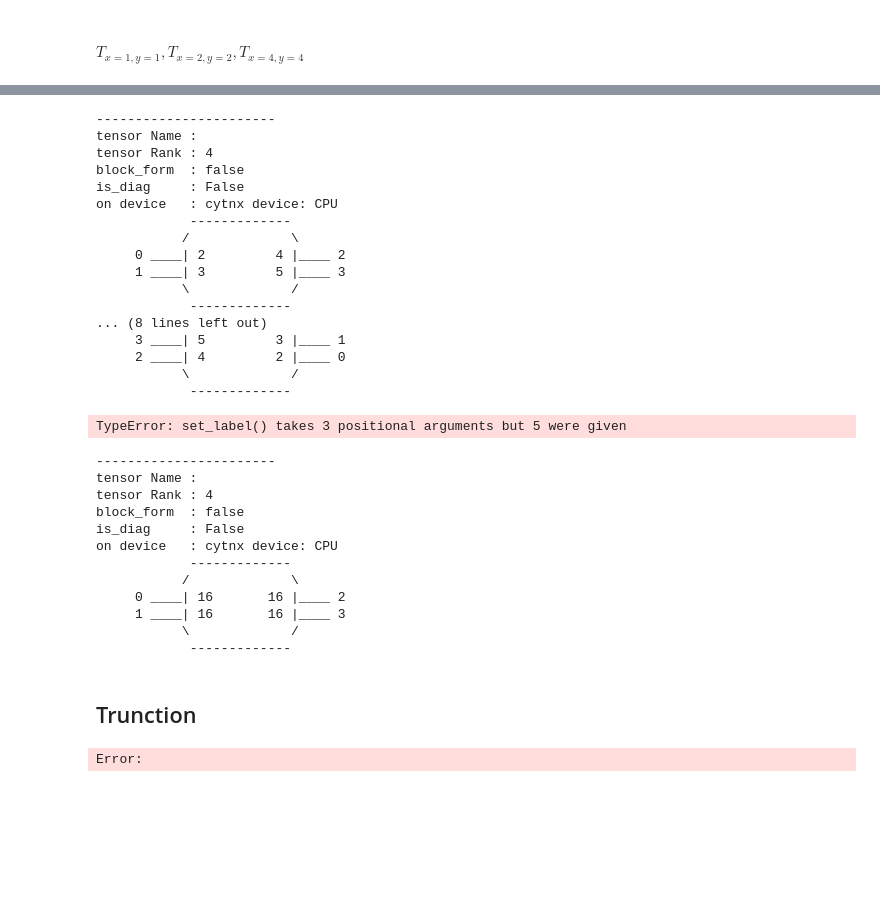
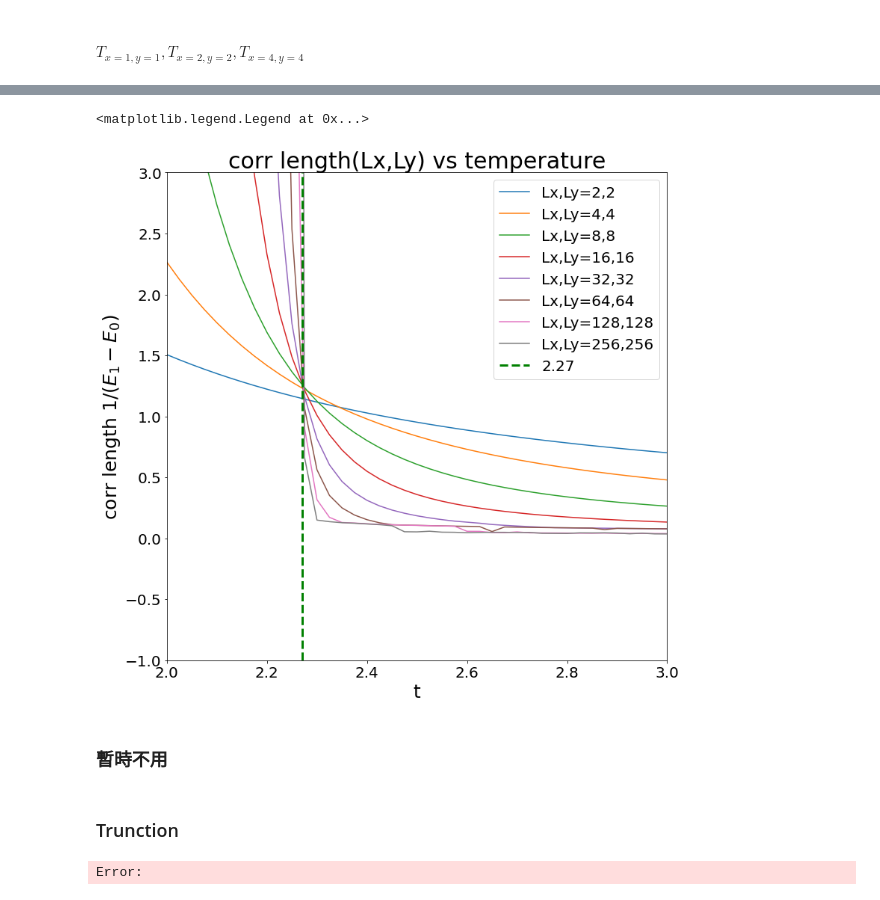
Before and after one commit to aronton/11020PHYS401200-Computational-Physics, a Jupyter notebook: 109022802_2Dising_report_PartD_mission_incomplete.ipynb, the cells around one changed output, grey strips where cells are left out. Cells and saved outputs as stored; diff of their text form; code cells hidden in the pictures; blank space fills up the shorter version.

```diff
--- a/109022802_2Dising_report_PartD_mission_incomplete.ipynb
+++ b/109022802_2Dising_report_PartD_mission_incomplete.ipynb
@@ -340,52 +533,30 @@ on device   : cytnx device: CPU
-# %%
-cyT = cy.from_numpy(np.ones([2,3,4,5]))
-cyU = cy.UniTensor(cyT,2)
-cyU.print_diagram()
-cyU.permute_([3,2,1,0])
-cyU.print_diagram()
-cyU.set_label(0,1,2,3)
-cyU.print_diagram()
-
-cyU.permute_([1,0,2,3])
-cyU.print_diagram()
-# cyU.permute_([3,2,1,0])
-# cyU.print_diagram()
-# %% [output]
------------------------
-tensor Name :
-tensor Rank : 4
-block_form  : false
-is_diag     : False
-on device   : cytnx device: CPU
-            -------------
-           /             \
-     0 ____| 2         4 |____ 2
-     1 ____| 3         5 |____ 3
-           \             /
-            -------------
-... (8 lines left out)
-     3 ____| 5         3 |____ 1
-     2 ____| 4         2 |____ 0
-           \             /
-            -------------
-TypeError: set_label() takes 3 positional arguments but 5 were given
-# %%
-TU.print_diagram()
-# %% [output]
------------------------
-tensor Name :
-tensor Rank : 4
-block_form  : false
-is_diag     : False
-on device   : cytnx device: CPU
-            -------------
-           /             \
-     0 ____| 16       16 |____ 2
-     1 ____| 16       16 |____ 3
-           \             /
-            -------------
+# %%
+plt.figure(figsize = (12,12))
+plt.title("corr length(Lx,Ly) vs temperature", fontsize = 30)
+
+for l in range(1,len(Lylist)):
+    plt.plot(t[:], corr_Square[l,:], label = "Lx,Ly=%d,%d" %(Lylist[l],Lylist[l]))
+# corr_Square2 = []
+# for i in range(len(corr_Square1)):
+#     corr_Square2.append(corr_Square1[i]/64)
+
+# plt.plot(t[:], corr_Square2[:], label = "Ly=8" %(Lylist[l]))
+
+plt.xlim(2,3)
+plt.axvline(x=2.27,c='green',ls='--',lw=3,label="2.27")
+plt.xticks(fontsize = 20 )
+plt.xlabel("t",fontsize = 25)
+plt.ylim(-1,3)
+plt.yticks(fontsize = 20 )
+plt.ylabel("corr length $1/(E_{1}-E_{0})$",fontsize = 25)
+plt.legend(fontsize = 20)
+# %% [output]
+<matplotlib.legend.Legend at 0x...>
+[figure, added]
+# %% [markdown]
+### 暫時不用
 # %% [markdown]
-## Trunction
+### Trunction
 # %%
 Uni_to_be_truncate_In_X = Ymerge(TU,TD)
 Uni_to_be_truncate_In_Y = Xmerge(Uni_to_be_truncate_In_X,Uni_to_be_truncate_In_X.clone())
```
Also changed, not shown: parts of 14 cells of this notebook, 7 other files.
